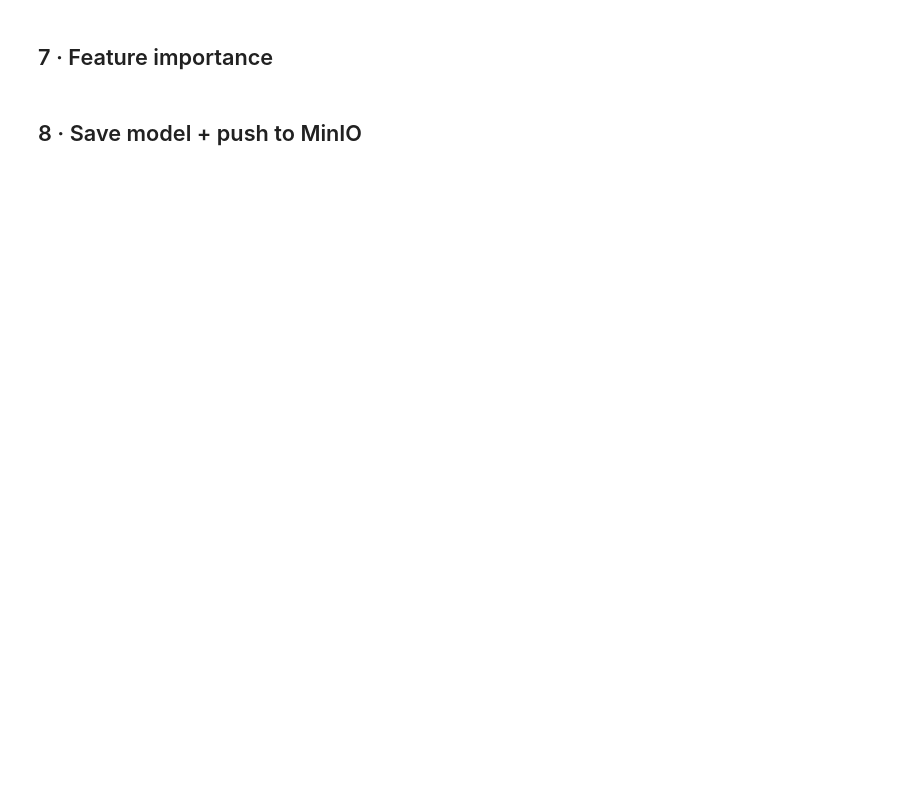
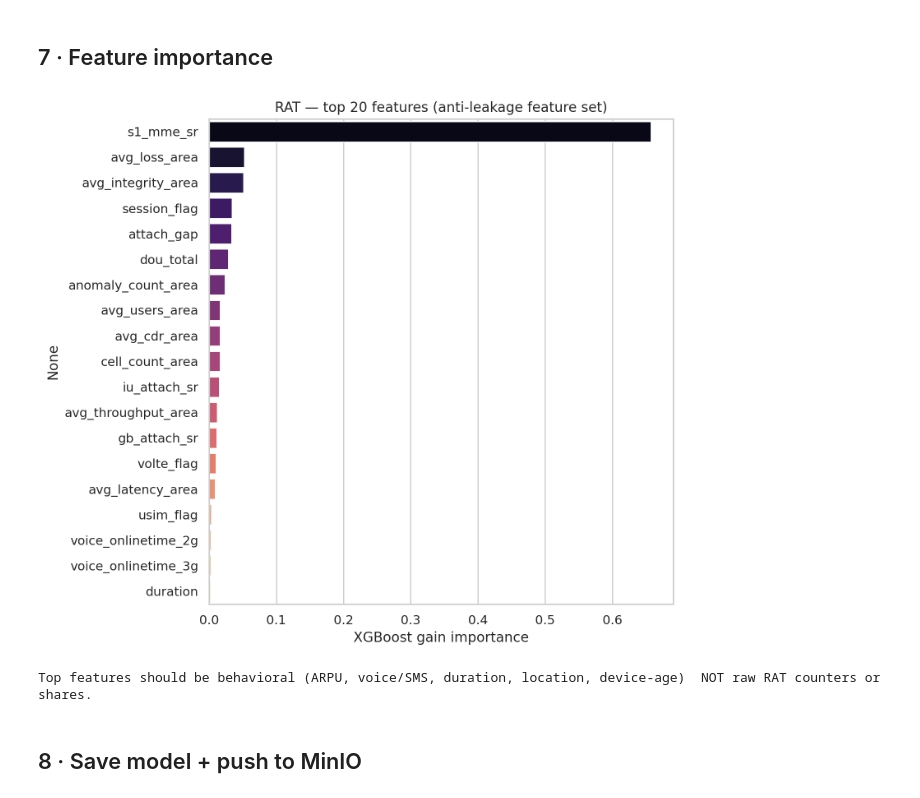
Before and after one commit to souhayl1g/telecom-cloud-intelligence, a Jupyter notebook: notebooks/04_rat_underservice_training.ipynb, the cells around one changed output. Cells and saved outputs as stored; diff of their text form; code cells hidden in the pictures; blank space fills up the shorter version.

```diff
--- a/notebooks/04_rat_underservice_training.ipynb
+++ b/notebooks/04_rat_underservice_training.ipynb
@@ -147,10 +328,20 @@ print('temporal:', json.dumps(m_temp, indent=2))
 # %% [markdown]
 ## 7 · Feature importance
 # %%
-imp = pd.Series(model.feature_importances_, index=feat_cols).sort_values(ascending=False).head(TOP_K_IMPORTANCE)
+imp = (pd.Series(model.feature_importances_, index=feat_cols)
+         .sort_values(ascending=False).head(TOP_K_IMPORTANCE))
 fig, ax = plt.subplots(figsize=(8,7))
-sns.barplot(x=imp.values, y=imp.index, palette='magma', orient='h', ax=ax)
-ax.set_title('RAT — top 20 features'); plt.tight_layout(); plt.show()
+# seaborn ≥0.14: passing `palette` without `hue` is deprecated → map y to hue.
+sns.barplot(x=imp.values, y=imp.index, hue=imp.index,
+            palette='magma', orient='h', legend=False, ax=ax)
+ax.set_title('RAT — top 20 features (anti-leakage feature set)')
+ax.set_xlabel('XGBoost gain importance')
+plt.tight_layout(); plt.show()
+print('Top features should be behavioral (ARPU, voice/SMS, duration, location, '
+      'device-age)  NOT raw RAT counters or shares.')
+# %% [output]
+[figure, added]
+Top features should be behavioral (ARPU, voice/SMS, duration, location, device-age)  NOT raw RAT counters or shares.
 # %% [markdown]
 ## 8 · Save model + push to MinIO
 # %%
```
Also changed, not shown: parts of 13 cells of this notebook.
